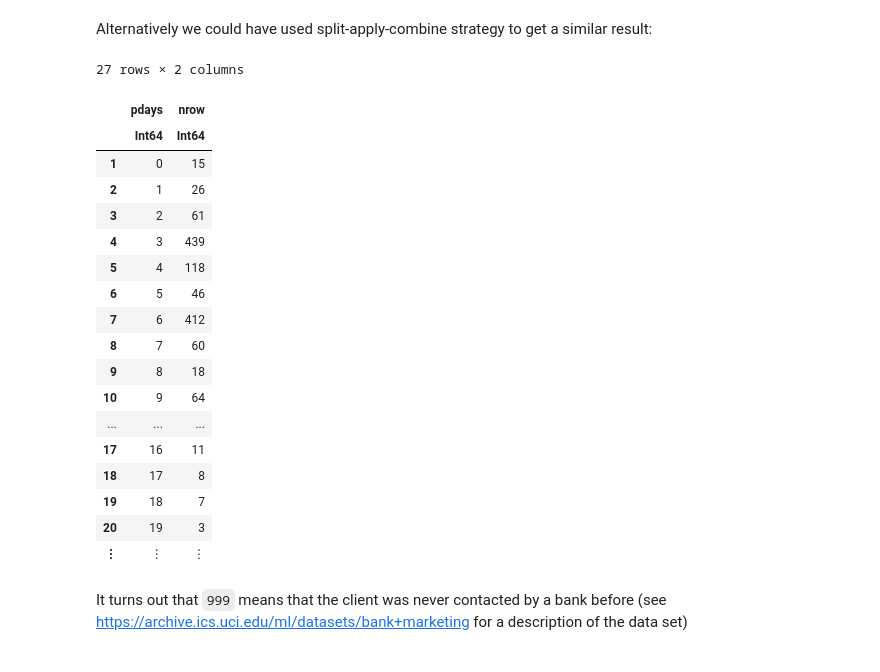
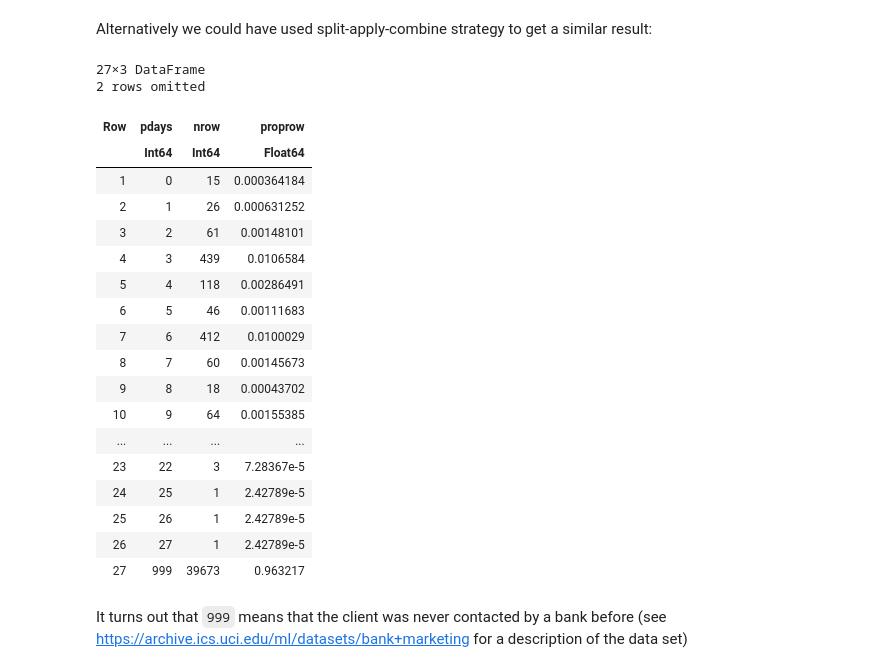
Before and after one commit to bkamins/JuliaCon2019-DataFrames-Tutorial, a Jupyter notebook: DataFramesIntroduction.ipynb, the cells around one changed output. Saved outputs shown, nothing was run; the diff lists cells and outputs as text; code cells hidden in the pictures.

Commit message:
update to DataFrames.jl 1.4.0

```diff
--- a/DataFramesIntroduction.ipynb
+++ b/DataFramesIntroduction.ipynb
@@ -584,27 +562,28 @@ pdays  │
 # %% [markdown]
 Alternatively we could have used split-apply-combine strategy to get a similar result:
 # %%
-combine(groupby(bank2, :pdays, sort=true), nrow)
+combine(groupby(bank2, :pdays, sort=true), nrow, proprow)
 # %% [output]
-27 rows × 2 columns
+27×3 DataFrame
+2 rows omitted
-|  | pdays | nrow |
-|  | Int64 | Int64 |
-| 1 | 0 | 15 |
-| 2 | 1 | 26 |
-| 3 | 2 | 61 |
-| 4 | 3 | 439 |
-| 5 | 4 | 118 |
-| 6 | 5 | 46 |
-| 7 | 6 | 412 |
-| 8 | 7 | 60 |
-| 9 | 8 | 18 |
-| 10 | 9 | 64 |
-| ... | ... | ... |
-| 17 | 16 | 11 |
-| 18 | 17 | 8 |
-| 19 | 18 | 7 |
-| 20 | 19 | 3 |
-| ⋮ | ⋮ | ⋮ |
+| Row | pdays | nrow | proprow |
+|  | Int64 | Int64 | Float64 |
+| 1 | 0 | 15 | 0.000364184 |
+| 2 | 1 | 26 | 0.000631252 |
+| 3 | 2 | 61 | 0.00148101 |
+| 4 | 3 | 439 | 0.0106584 |
+| 5 | 4 | 118 | 0.00286491 |
+| 6 | 5 | 46 | 0.00111683 |
+| 7 | 6 | 412 | 0.0100029 |
+| 8 | 7 | 60 | 0.00145673 |
+| 9 | 8 | 18 | 0.00043702 |
+| 10 | 9 | 64 | 0.00155385 |
+| ... | ... | ... | ... |
+| 23 | 22 | 3 | 7.28367e-5 |
+| 24 | 25 | 1 | 2.42789e-5 |
+| 25 | 26 | 1 | 2.42789e-5 |
+| 26 | 27 | 1 | 2.42789e-5 |
+| 27 | 999 | 39673 | 0.963217 |
 # %% [markdown]
 It turns out that `999` means that the client was never contacted by a bank before (see https://archive.ics.uci.edu/ml/datasets/bank+marketing for a description of the data set)
 # %% [markdown]
```
Also changed, not shown: parts of 76 cells of this notebook, 2 other files.
